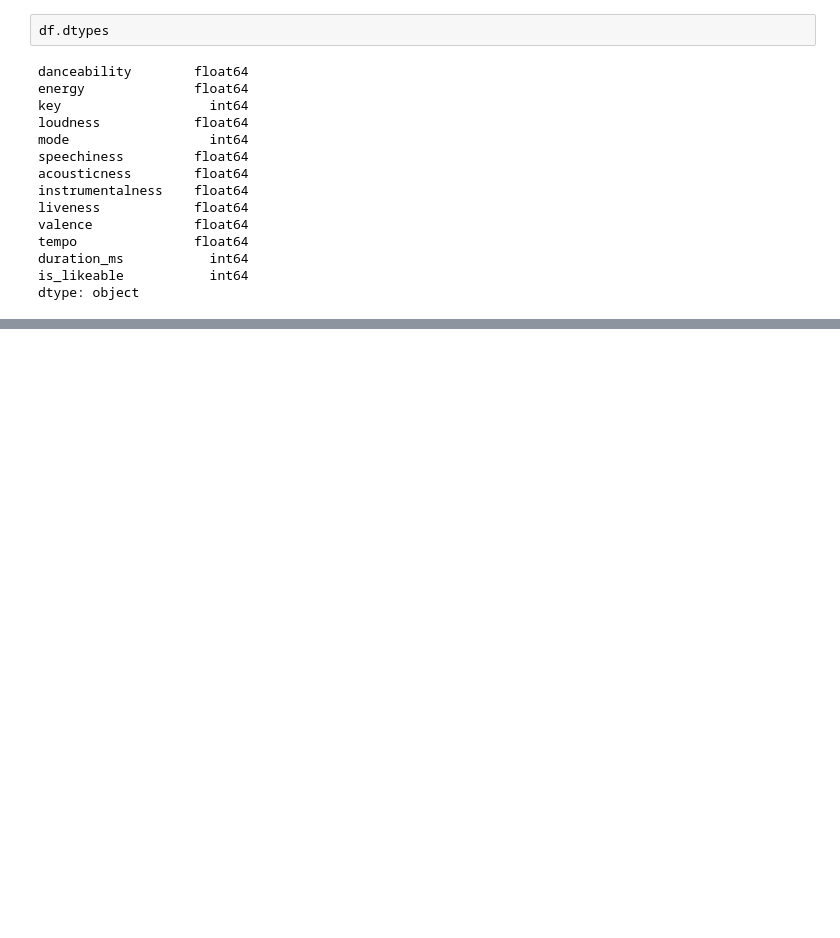
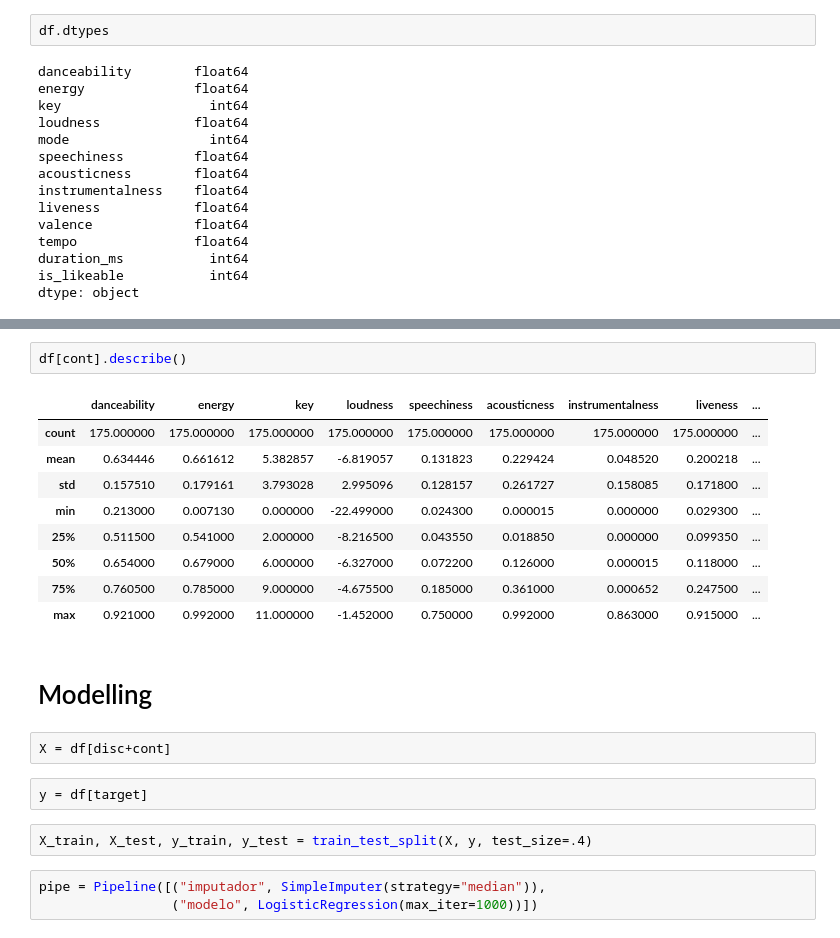
Before and after one commit to hiramOk/spoti_classification, a Jupyter notebook: model.ipynb, the cells around one changed output, grey strips where cells are left out. Drawn from its saved outputs; the diff is of its cells as text; blank space fills up the shorter version.

Commit message:
model addition, still needs the recommendation

```diff
--- a/model.ipynb
+++ b/model.ipynb
@@ -153,0 +158,23 @@ array([0, 1])
+# %%
+df[cont].describe()
+# %% [output]
+|  | danceability | energy | key | loudness | speechiness | acousticness | instrumentalness | liveness | ... |
+| count | 175.000000 | 175.000000 | 175.000000 | 175.000000 | 175.000000 | 175.000000 | 175.000000 | 175.000000 | ... |
+| mean | 0.634446 | 0.661612 | 5.382857 | -6.819057 | 0.131823 | 0.229424 | 0.048520 | 0.200218 | ... |
+| std | 0.157510 | 0.179161 | 3.793028 | 2.995096 | 0.128157 | 0.261727 | 0.158085 | 0.171800 | ... |
+| min | 0.213000 | 0.007130 | 0.000000 | -22.499000 | 0.024300 | 0.000015 | 0.000000 | 0.029300 | ... |
+| 25% | 0.511500 | 0.541000 | 2.000000 | -8.216500 | 0.043550 | 0.018850 | 0.000000 | 0.099350 | ... |
+| 50% | 0.654000 | 0.679000 | 6.000000 | -6.327000 | 0.072200 | 0.126000 | 0.000015 | 0.118000 | ... |
+| 75% | 0.760500 | 0.785000 | 9.000000 | -4.675500 | 0.185000 | 0.361000 | 0.000652 | 0.247500 | ... |
+| max | 0.921000 | 0.992000 | 11.000000 | -1.452000 | 0.750000 | 0.992000 | 0.863000 | 0.915000 | ... |
+# %% [markdown]
+# Modelling
+# %%
+X = df[disc+cont]
+# %%
+y = df[target]
+# %%
+X_train, X_test, y_train, y_test = train_test_split(X, y, test_size=.4)
+# %%
+pipe = Pipeline([("imputador", SimpleImputer(strategy="median")),
+                 ("modelo", LogisticRegression(max_iter=1000))])
```
Also changed, not shown: parts of 16 cells of this notebook.
